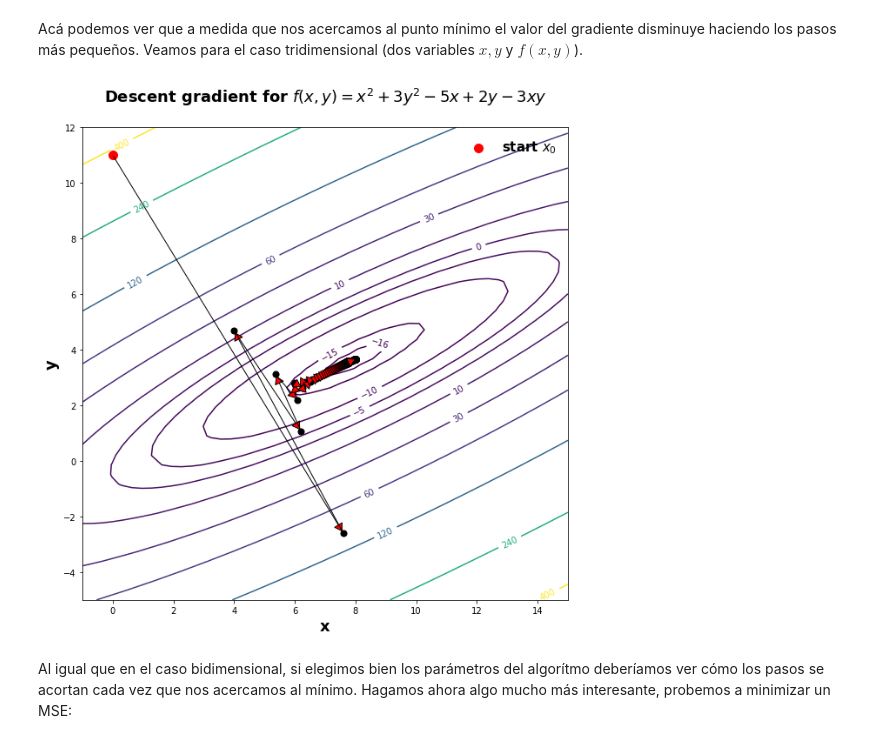
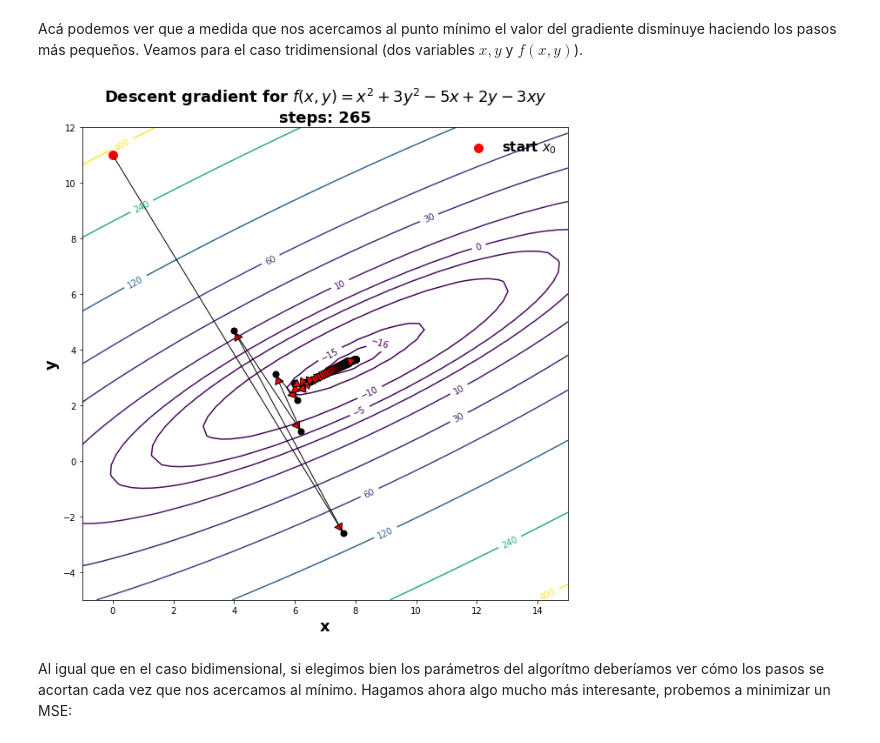
Before and after one commit to hplbrayan/Un-Curso-de-Deep-Learning, a Jupyter notebook: 02_intro_Keras_actf_backp/N2_actf_lf_op_bp.ipynb, the cells around one changed output. Drawn from its saved outputs; the diff is of its cells as text; code cells hidden in the pictures.

```diff
--- a/02_intro_Keras_actf_backp/N2_actf_lf_op_bp.ipynb
+++ b/02_intro_Keras_actf_backp/N2_actf_lf_op_bp.ipynb
@@ -2300,35 +2300,35 @@ Acá podemos ver que a medida que nos acercamos al punto mínimo el valor del gr
 fig, ax = plt.subplots(figsize=(10,10))
 
 # function x² + 3y² - 5x + 2y - 3xy
 def f(x,y):
     return x**2 + 3*y**2 - 5*x + 2*y - 3*x*y
 
 xs, ys = np.meshgrid(np.linspace(-1, 15),
                      np.linspace(-5,12))
 zs = f(xs, ys)
 cs = ax.contour(xs, ys, zs, [-16, -15, -10, -5, 0, 10, 30, 60, 120, 240, 400])
 ax.clabel(cs)
 
 # gradiend descent
 step = 1
 ax.scatter(sol_gd_proof2['history'][0][0], sol_gd_proof2['history'][0][1], c="r", s=100, label="start $x_0$")
 
 for i in range(step, len(sol_gd_proof2['history']), step):
     ax.annotate(text="", xy=sol_gd_proof2['history'][i], xytext=sol_gd_proof2['history'][i-step],
                 arrowprops=dict(arrowstyle="-|>, head_width=0.5, head_length=0.8",
                                 fc="r")
                 )
     ax.scatter(sol_gd_proof2['history'][i][0], sol_gd_proof2['history'][i][1], c="k", s=50)
 
 
-ax.set_title("Descent gradient for $f(x,y)=x^2+3y^2-5x+2y-3xy$\n", **font)
+ax.set_title(f"Descent gradient for $f(x,y)=x^2+3y^2-5x+2y-3xy$\nsteps: {sol_gd_proof2['iteraciones']}", **font)
 ax.set_xlabel("x", **font)
 ax.set_ylabel("y", **font)
 
 plt.legend(frameon=False, prop=font_leg)
 plt.show()
 # %% [output]
-[figure, old version]
+[figure, new version]
 # %% [markdown]
 Al igual que en el caso bidimensional, si elegimos bien los parámetros del algorítmo deberíamos ver cómo los pasos se acortan cada vez que nos acercamos al mínimo. Hagamos ahora algo mucho más interesante, probemos a minimizar un MSE:
 # %%
```
Also changed, not shown: parts of 15 cells of this notebook.
